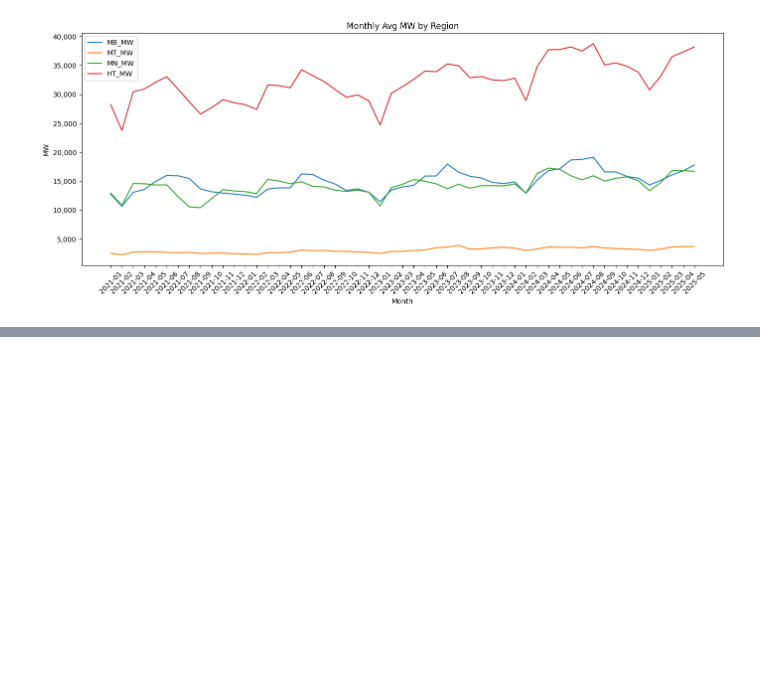
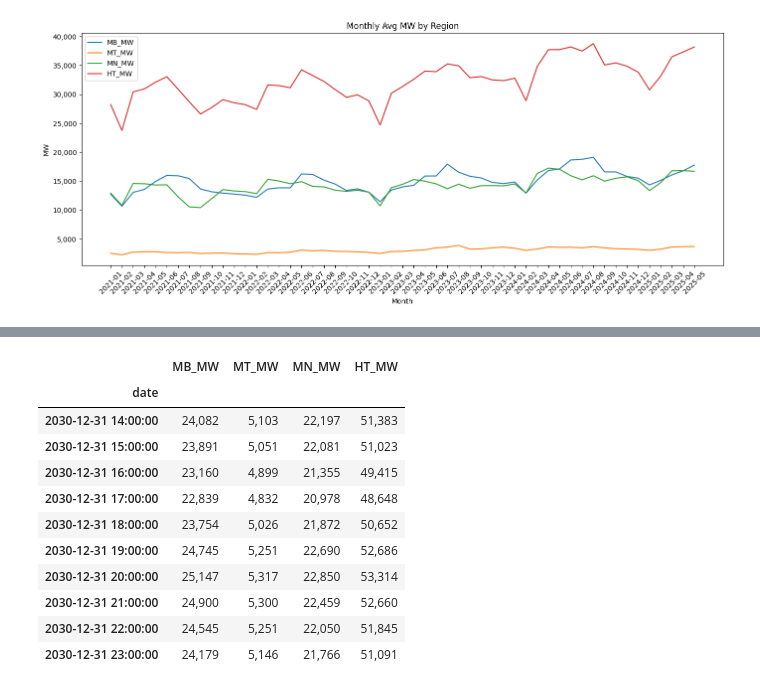
Before and after one commit to tuanhoang-ceccs/PatchTST, a Jupyter notebook: PatchTST_supervised/vn_energy.ipynb, the cells around one changed output, grey strips where cells are left out. Cells and saved outputs as stored; diff of their text form; code cells hidden in the pictures; blank space fills up the shorter version.

```diff
--- a/PatchTST_supervised/vn_energy.ipynb
+++ b/PatchTST_supervised/vn_energy.ipynb
@@ -186,15 +220,0 @@ df.head()
-# %%
-# Convert date column to datetime
-df["date"] = pd.to_datetime(df["date"])
-
-# Extract year
-df["year"] = df["date"].dt.year
-
-# Drop original HT_MW
-df = df.drop(columns=["HT_MW"])
-
-# Sum MW columns by year
-df_yearly_sum = df.groupby("year")[["MB_MW", "MT_MW", "MN_MW"]].sum()
-
-# Recompute HT_MW as sum of the 3 columns
-df_yearly_sum["HT_MW"] = df_yearly_sum[["MB_MW", "MT_MW", "MN_MW"]].sum(axis=1)
@@ -222,0 +221,4 @@ year
+# %%
+final_df = pd.concat([df, pred_df], axis=0)
+
+final_df.head()
@@ -222,0 +233,15 @@ year
+# %%
+final_df.tail(10)
+# %% [output]
+|  | MB_MW | MT_MW | MN_MW | HT_MW |
+| date |  |  |  |  |
+| 2030-12-31 14:00:00 | 24,082 | 5,103 | 22,197 | 51,383 |
+| 2030-12-31 15:00:00 | 23,891 | 5,051 | 22,081 | 51,023 |
+| 2030-12-31 16:00:00 | 23,160 | 4,899 | 21,355 | 49,415 |
+| 2030-12-31 17:00:00 | 22,839 | 4,832 | 20,978 | 48,648 |
+| 2030-12-31 18:00:00 | 23,754 | 5,026 | 21,872 | 50,652 |
+| 2030-12-31 19:00:00 | 24,745 | 5,251 | 22,690 | 52,686 |
+| 2030-12-31 20:00:00 | 25,147 | 5,317 | 22,850 | 53,314 |
+| 2030-12-31 21:00:00 | 24,900 | 5,300 | 22,459 | 52,660 |
+| 2030-12-31 22:00:00 | 24,545 | 5,251 | 22,050 | 51,845 |
+| 2030-12-31 23:00:00 | 24,179 | 5,146 | 21,766 | 51,091 |
```
Also changed, not shown: parts of 14 cells of this notebook, 52 other files.
